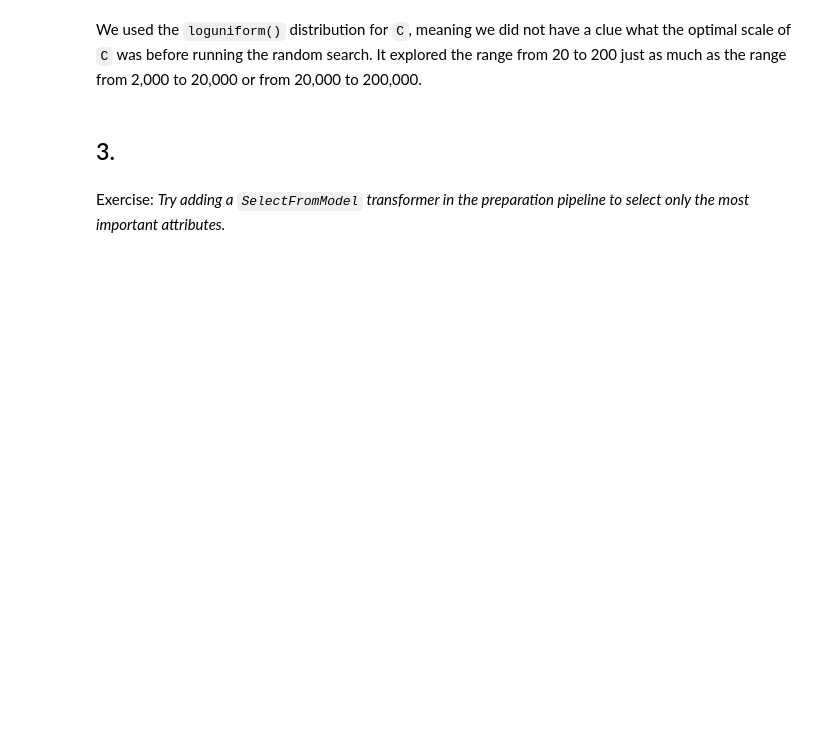
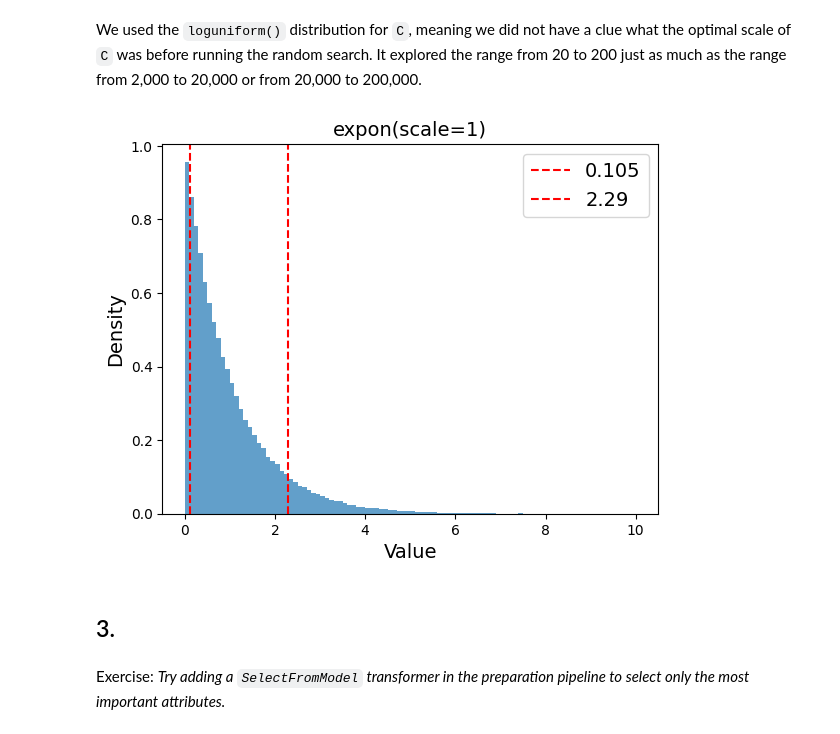
Before and after one commit to khaldon/handson-ml3, a Jupyter notebook: 02_end_to_end_machine_learning_project.ipynb, the cells around one changed output. Cells and saved outputs as stored; diff of their text form; code cells hidden in the pictures; blank space fills up the shorter version.

```diff
--- a/02_end_to_end_machine_learning_project.ipynb
+++ b/02_end_to_end_machine_learning_project.ipynb
@@ -1789,5 +1902,21 @@ s = expon(scale=1).rvs(100_000)  # get 100,000 samples
 # %% [markdown]
 We used the `loguniform()` distribution for `C`, meaning we did not have a clue what the optimal scale of `C` was before running the random search. It explored the range from 20 to 200 just as much as the range from 2,000 to 20,000 or from 20,000 to 200,000.
+# %%
+import matplotlib.pyplot as plt
+from scipy.stats import expon
+
+s = expon(scale=1).rvs(100_000, random_state=42)
+
+plt.hist(s, bins=100, range=(0, 10), density=True, alpha=0.7)
+plt.axvline(0.105, color='red', linestyle='--', label='0.105')
+plt.axvline(2.29, color='red', linestyle='--', label='2.29')
+plt.xlabel('Value')
+plt.ylabel('Density')
+plt.title('expon(scale=1)')
+plt.legend()
+plt.show()
+# %% [output]
+[figure, added]
 # %% [markdown]
 ## 3.
 # %% [markdown]
```
Also changed, not shown: parts of 24 cells of this notebook.
